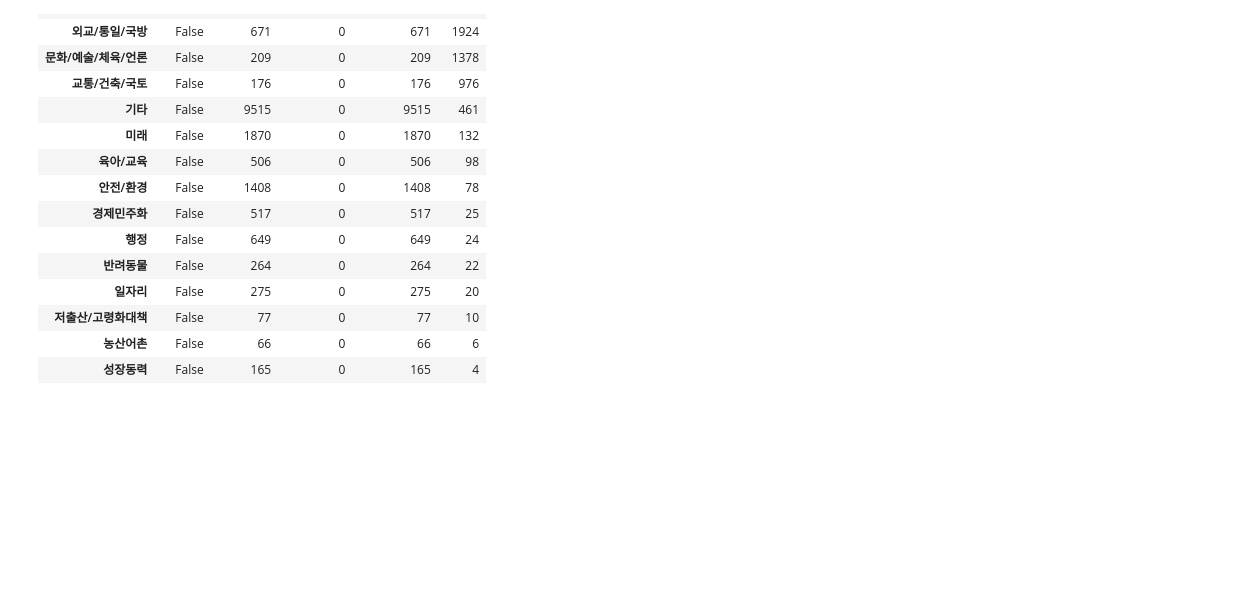
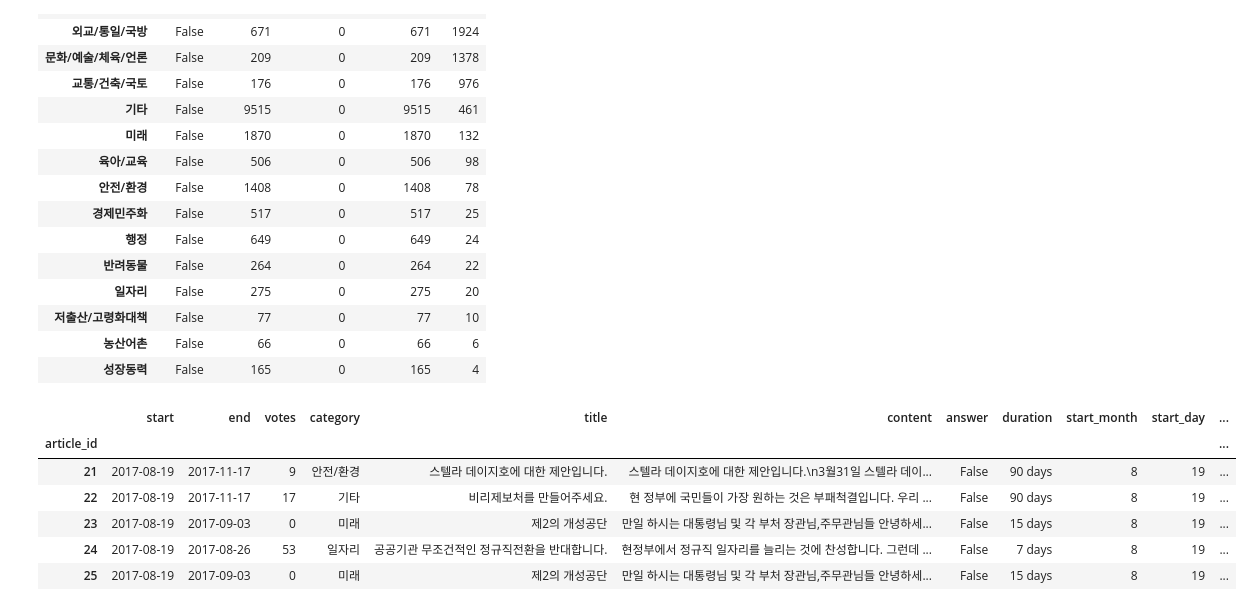
Before and after one commit to corazzon/petitionWrangling, a Jupyter notebook: petition_pandas_plotnine.ipynb, the cells around one changed output. Saved outputs shown, nothing was run; the diff lists cells and outputs as text; code cells hidden in the pictures; blank space fills up the shorter version.

```diff
--- a/petition_pandas_plotnine.ipynb
+++ b/petition_pandas_plotnine.ipynb
@@ -703,0 +714,10 @@ petitions_best
+# %%
+petitions.head()
+# %% [output]
+|  | start | end | votes | category | title | content | answer | duration | start_month | start_day | ... |
+| article_id |  |  |  |  |  |  |  |  |  |  | ... |
+| 21 | 2017-08-19 | 2017-11-17 | 9 | 안전/환경 | 스텔라 데이지호에 대한 제안입니다. | 스텔라 데이지호에 대한 제안입니다.\n3월31일 스텔라 데이... | False | 90 days | 8 | 19 | ... |
+| 22 | 2017-08-19 | 2017-11-17 | 17 | 기타 | 비리제보처를 만들어주세요. | 현 정부에 국민들이 가장 원하는 것은 부패척결입니다. 우리 ... | False | 90 days | 8 | 19 | ... |
+| 23 | 2017-08-19 | 2017-09-03 | 0 | 미래 | 제2의 개성공단 | 만일 하시는 대통령님 및 각 부처 장관님,주무관님들 안녕하세... | False | 15 days | 8 | 19 | ... |
+| 24 | 2017-08-19 | 2017-08-26 | 53 | 일자리 | 공공기관 무조건적인 정규직전환을 반대합니다. | 현정부에서 정규직 일자리를 늘리는 것에 찬성합니다. 그런데 ... | False | 7 days | 8 | 19 | ... |
+| 25 | 2017-08-19 | 2017-09-03 | 0 | 미래 | 제2의 개성공단 | 만일 하시는 대통령님 및 각 부처 장관님,주무관님들 안녕하세... | False | 15 days | 8 | 19 | ... |
```
Also changed, not shown: parts of 17 cells of this notebook.
